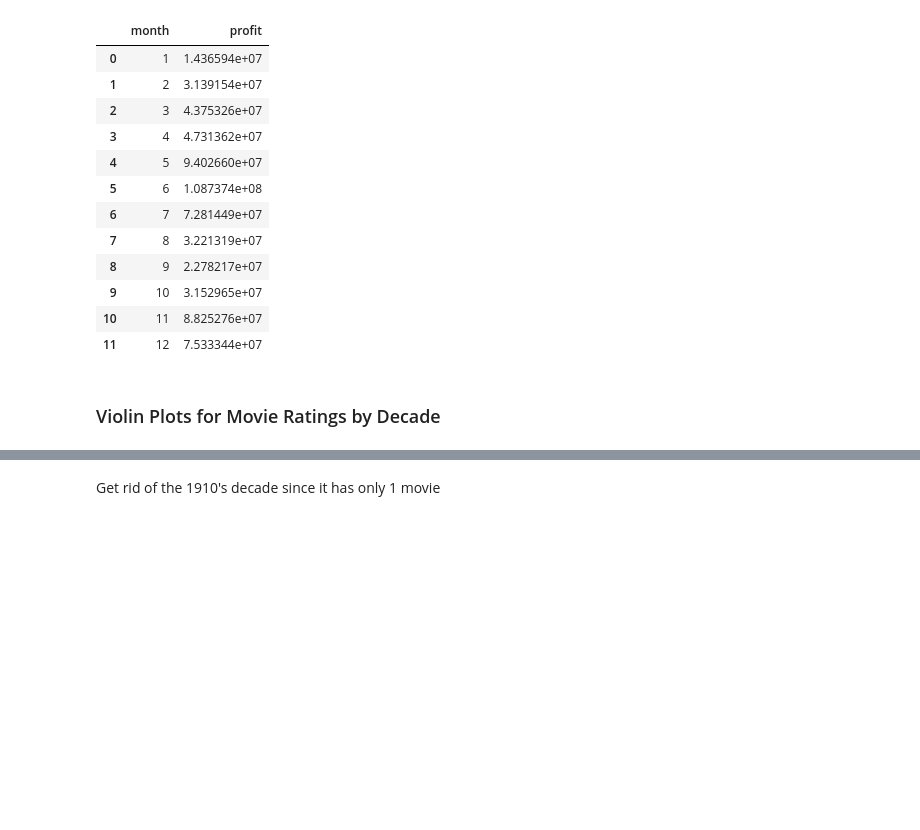
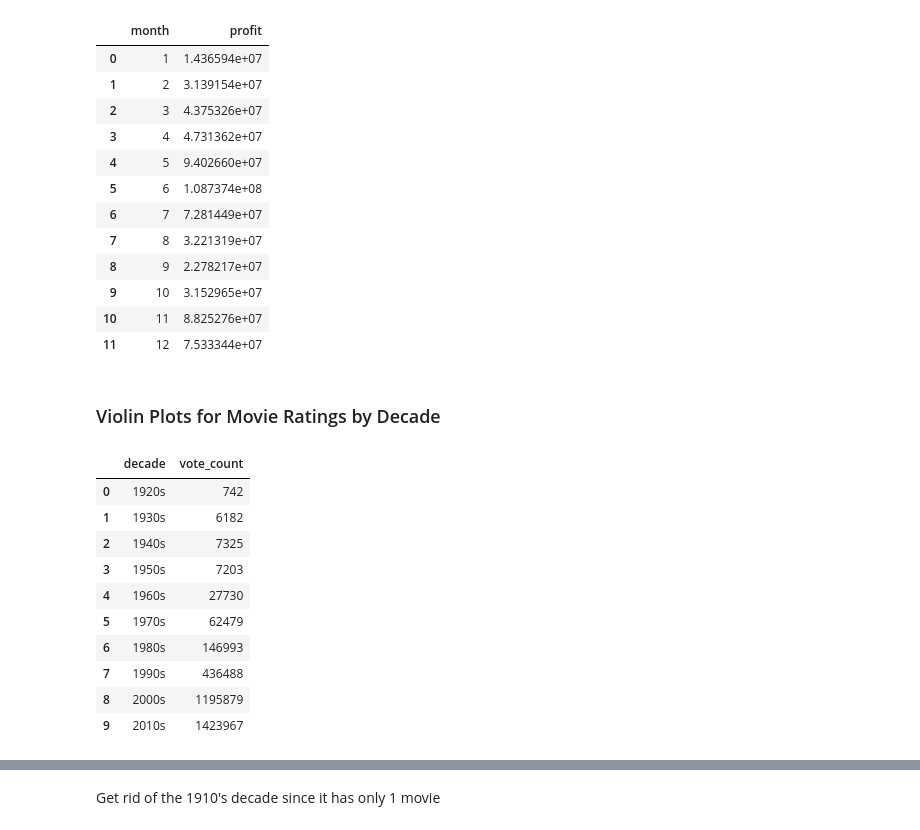
Before and after one commit to k7p/dataviz_project, a Jupyter notebook: code/Plotly-Plots.ipynb, the cells around one changed output, grey strips where cells are left out. Cells and saved outputs as stored; diff of their text form; code cells hidden in the pictures; blank space fills up the shorter version.

```diff
--- a/code/Plotly-Plots.ipynb
+++ b/code/Plotly-Plots.ipynb
@@ -108,7 +110,23 @@ data["decade"] = data["year"].apply(extract_decade)
 df = data
 # %%
 df = df.sort_values(by=['decade'], ascending=True)
+# %%
+df = df[df['decade'] != '1910s']
 # %%
-df_by_vote = df.groupby(['decade']).vote_count.sum().reset_index()[3:]
+df_by_vote = df.groupby(['decade']).vote_count.sum().reset_index()
+# %%
+df_by_vote
+# %% [output]
+|  | decade | vote_count |
+| 0 | 1920s | 742 |
+| 1 | 1930s | 6182 |
+| 2 | 1940s | 7325 |
+| 3 | 1950s | 7203 |
+| 4 | 1960s | 27730 |
+| 5 | 1970s | 62479 |
+| 6 | 1980s | 146993 |
+| 7 | 1990s | 436488 |
+| 8 | 2000s | 1195879 |
+| 9 | 2010s | 1423967 |
 # %%
 bar_data = [go.Bar(x=df_by_vote['decade']\
```
Also changed, not shown: parts of 2 cells of this notebook.
